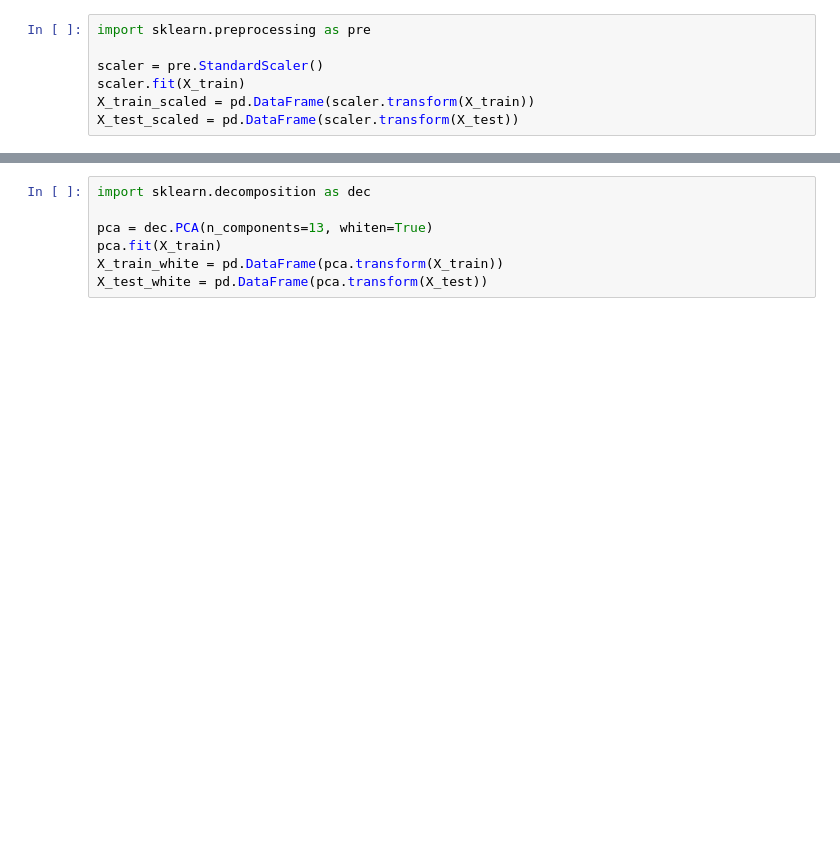
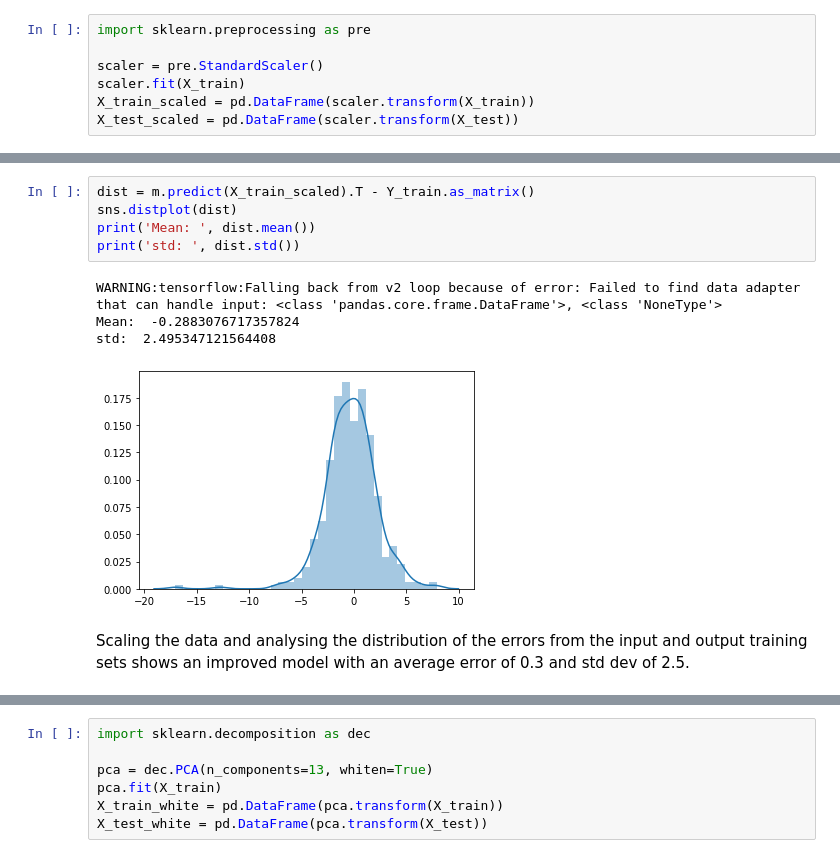
Before and after one commit to tommirrington/MachineLearning-StatisticProject, a Jupyter notebook: MLandStatsProject.ipynb, the cells around one changed output, grey strips where cells are left out. Cells and saved outputs as stored; diff of their text form; blank space fills up the shorter version.

```diff
--- a/MLandStatsProject.ipynb
+++ b/MLandStatsProject.ipynb
@@ -491,3 +487,15 @@ Epoch 60/60
+# %%
+dist = m.predict(X_train_scaled).T - Y_train.as_matrix()
+sns.distplot(dist)
+print('Mean: ', dist.mean())
+print('std: ', dist.std())
+# %% [output]
+WARNING:tensorflow:Falling back from v2 loop because of error: Failed to find data adapter that can handle input: <class 'pandas.core.frame.DataFrame'>, <class 'NoneType'>
+Mean:  -0.2883076717357824
+std:  2.495347121564408
+[figure, added]
+# %% [markdown]
+Scaling the data and analysing the distribution of the errors from the input and output training sets shows an improved model with an average error of 0.3 and std dev of 2.5.
 # %%
 m.evaluate(X_test_scaled, Y_test)
 # %% [output]
```
Also changed, not shown: parts of 64 cells of this notebook.
